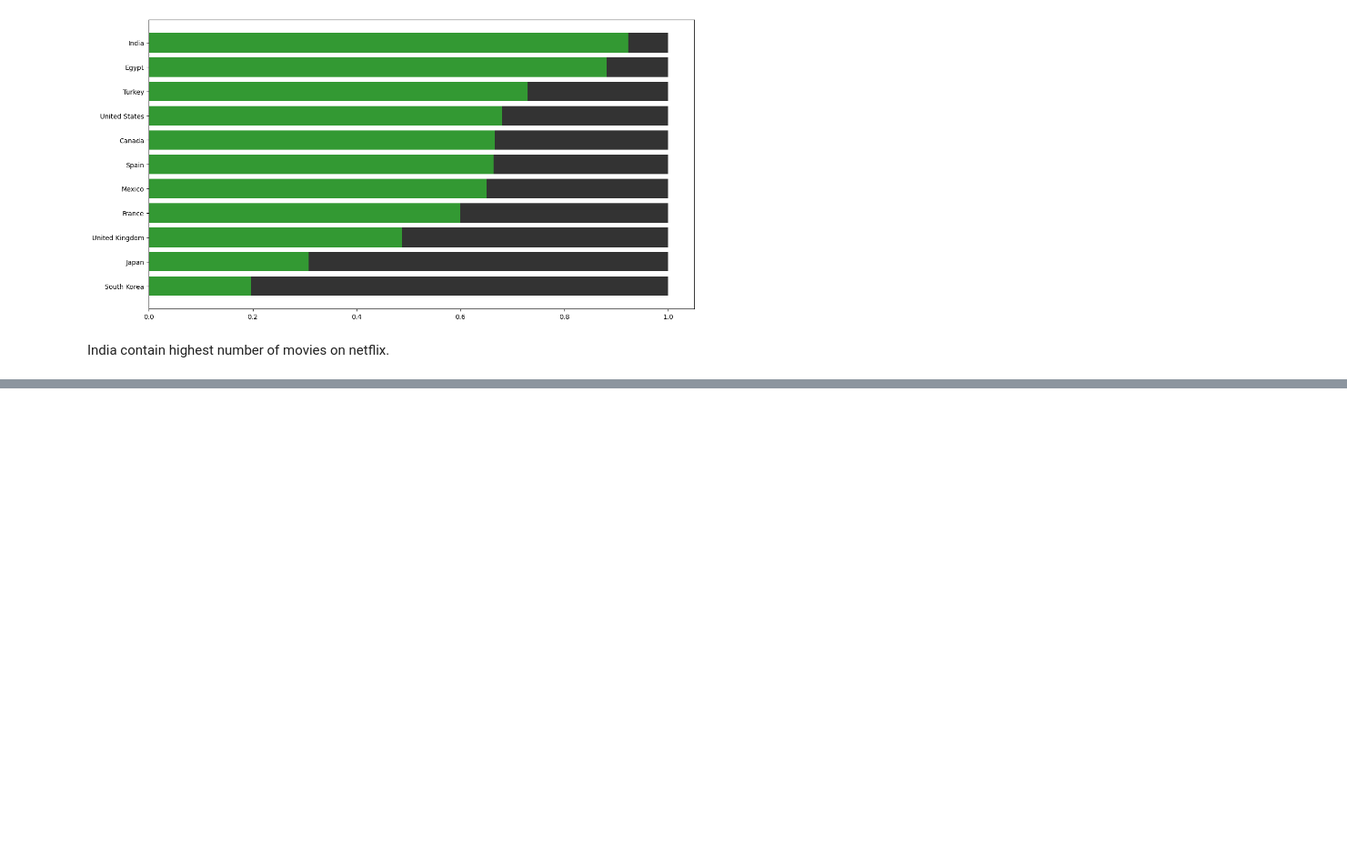
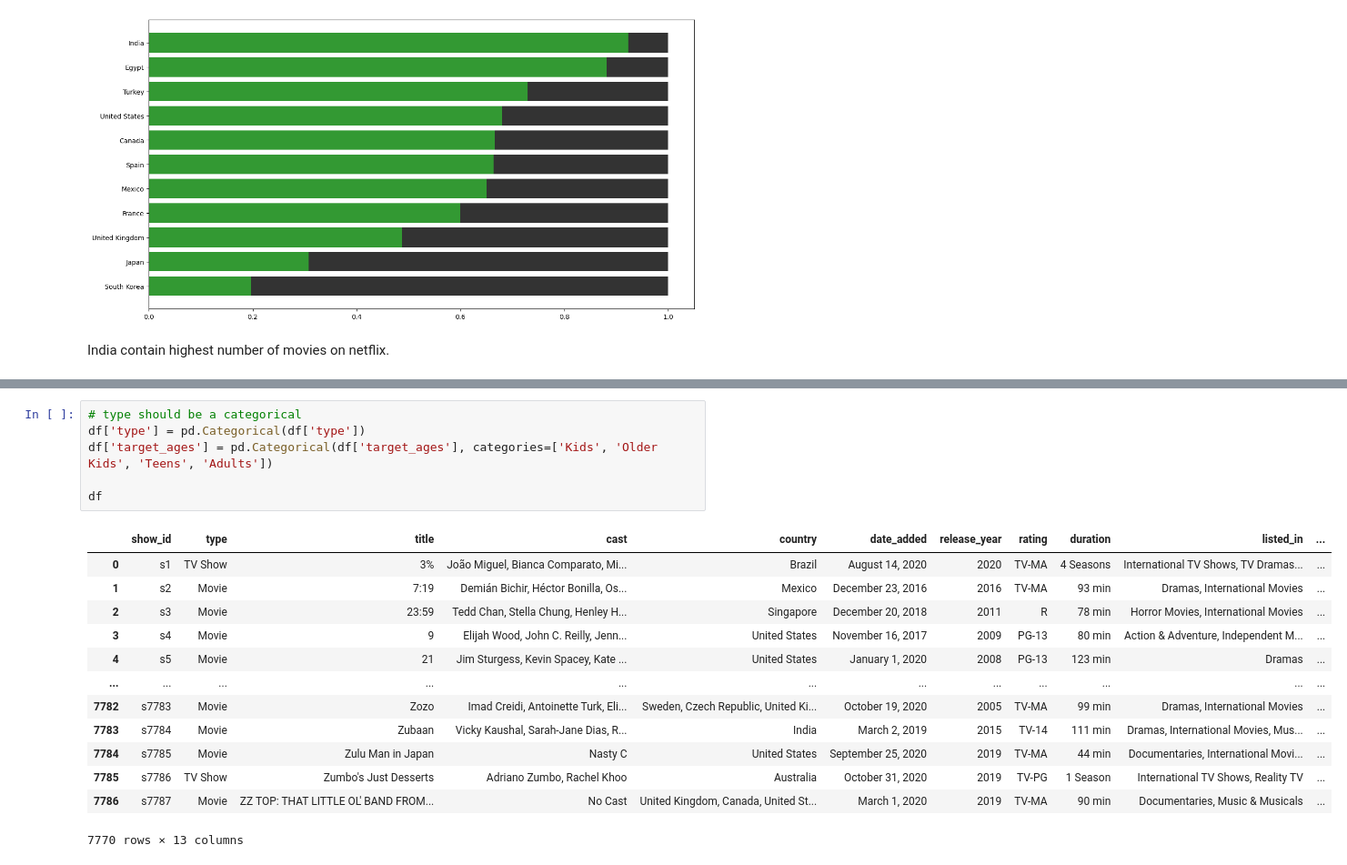
Before and after one commit to Kumarisimran626/Netfilx-Movies-TV-shows-clustering, a Jupyter notebook: S_K_Netfilx_Movies_&_TV_shows_clustering.ipynb, the cells around one changed output, grey strips where cells are left out. Shown at 91% size. Drawn from its saved outputs; the diff is of its cells as text; blank space fills up the shorter version.

```diff
--- a/S_K_Netfilx_Movies_&_TV_shows_clustering.ipynb
+++ b/S_K_Netfilx_Movies_&_TV_shows_clustering.ipynb
@@ -455,0 +492,20 @@ ax.barh(content_data_ratio.index, content_data_ratio['TV Show'], left=content_da
+# %%
+# type should be a categorical
+df['type'] = pd.Categorical(df['type'])
+df['target_ages'] = pd.Categorical(df['target_ages'], categories=['Kids', 'Older Kids', 'Teens', 'Adults'])
+
+df
+# %% [output]
+|  | show_id | type | title | cast | country | date_added | release_year | rating | duration | listed_in | ... |
+| 0 | s1 | TV Show | 3% | João Miguel, Bianca Comparato, Mi... | Brazil | August 14, 2020 | 2020 | TV-MA | 4 Seasons | International TV Shows, TV Dramas... | ... |
+| 1 | s2 | Movie | 7:19 | Demián Bichir, Héctor Bonilla, Os... | Mexico | December 23, 2016 | 2016 | TV-MA | 93 min | Dramas, International Movies | ... |
+| 2 | s3 | Movie | 23:59 | Tedd Chan, Stella Chung, Henley H... | Singapore | December 20, 2018 | 2011 | R | 78 min | Horror Movies, International Movies | ... |
+| 3 | s4 | Movie | 9 | Elijah Wood, John C. Reilly, Jenn... | United States | November 16, 2017 | 2009 | PG-13 | 80 min | Action & Adventure, Independent M... | ... |
+| 4 | s5 | Movie | 21 | Jim Sturgess, Kevin Spacey, Kate ... | United States | January 1, 2020 | 2008 | PG-13 | 123 min | Dramas | ... |
+| ... | ... | ... | ... | ... | ... | ... | ... | ... | ... | ... | ... |
+| 7782 | s7783 | Movie | Zozo | Imad Creidi, Antoinette Turk, Eli... | Sweden, Czech Republic, United Ki... | October 19, 2020 | 2005 | TV-MA | 99 min | Dramas, International Movies | ... |
+| 7783 | s7784 | Movie | Zubaan | Vicky Kaushal, Sarah-Jane Dias, R... | India | March 2, 2019 | 2015 | TV-14 | 111 min | Dramas, International Movies, Mus... | ... |
+| 7784 | s7785 | Movie | Zulu Man in Japan | Nasty C | United States | September 25, 2020 | 2019 | TV-MA | 44 min | Documentaries, International Movi... | ... |
+| 7785 | s7786 | TV Show | Zumbo's Just Desserts | Adriano Zumbo, Rachel Khoo | Australia | October 31, 2020 | 2019 | TV-PG | 1 Season | International TV Shows, Reality TV | ... |
+| 7786 | s7787 | Movie | ZZ TOP: THAT LITTLE OL' BAND FROM... | No Cast | United Kingdom, Canada, United St... | March 1, 2020 | 2019 | TV-MA | 90 min | Documentaries, Music & Musicals | ... |
+7770 rows × 13 columns
```
Also changed, not shown: parts of 8 cells of this notebook.
